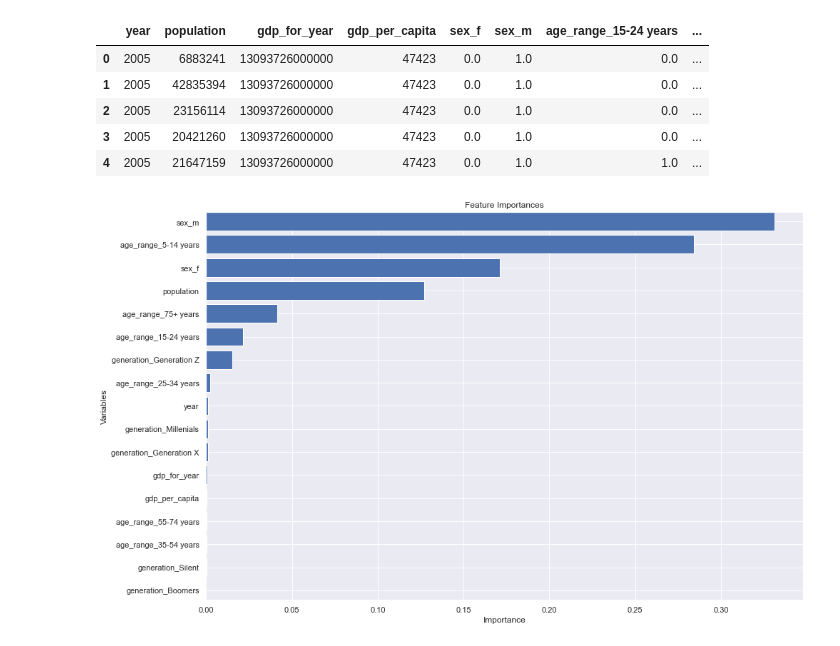
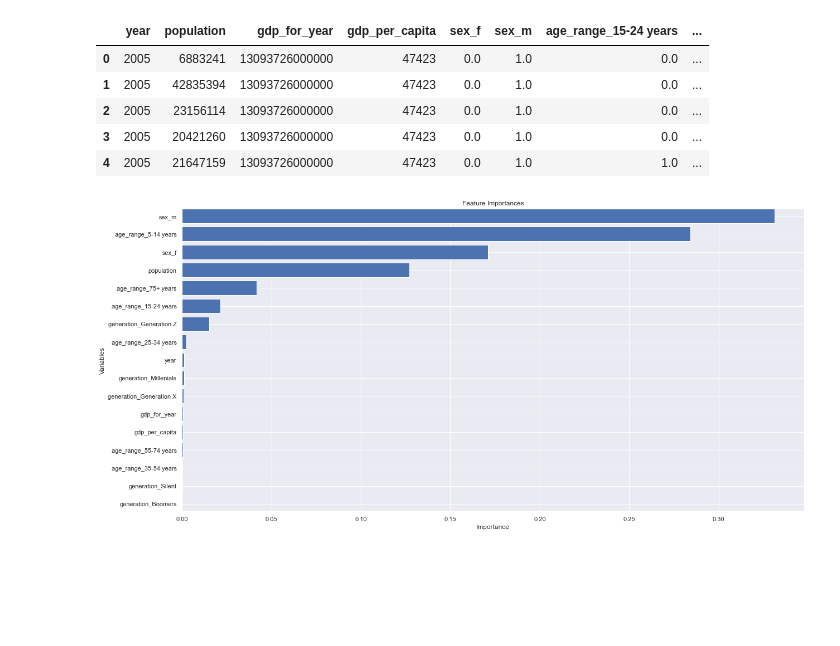
Before and after one commit to NensiH/Social_media_impact, a Jupyter notebook: Jupyter_Notebook/ML_Regression_Final.ipynb, the cells around one changed output. Drawn from its saved outputs; the diff is of its cells as text; code cells hidden in the pictures; blank space fills up the shorter version.

```diff
--- a/Jupyter_Notebook/ML_Regression_Final.ipynb
+++ b/Jupyter_Notebook/ML_Regression_Final.ipynb
@@ -439,23 +443,23 @@ X.head()
 # %%
 # sort feature importance from highest to lowest
 feature_importances = rf.feature_importances_
 features = sorted(zip(X.columns, rf.feature_importances_), key = lambda x: x[1])
 cols = [f[0] for f in features]
 width = [f[1] for f in features]
 
 fig, ax = plt.subplots()
 
-fig.set_size_inches(15,10)
+fig.set_size_inches(20,10)
 plt.margins(y=0.001)
 
 ax.barh(y=cols, width=width)
 
 # Axis labels and title
 plt.ylabel('Variables')
 plt.xlabel('Importance')
 plt.title('Feature Importances')
 # Save the figure.
 plt.savefig("analysis/Fig4.png")
 plt.show()
 # %% [output]
-[figure, old version]
+[figure, new version]
```
Also changed, not shown: parts of 3 cells of this notebook, 4 other files.
